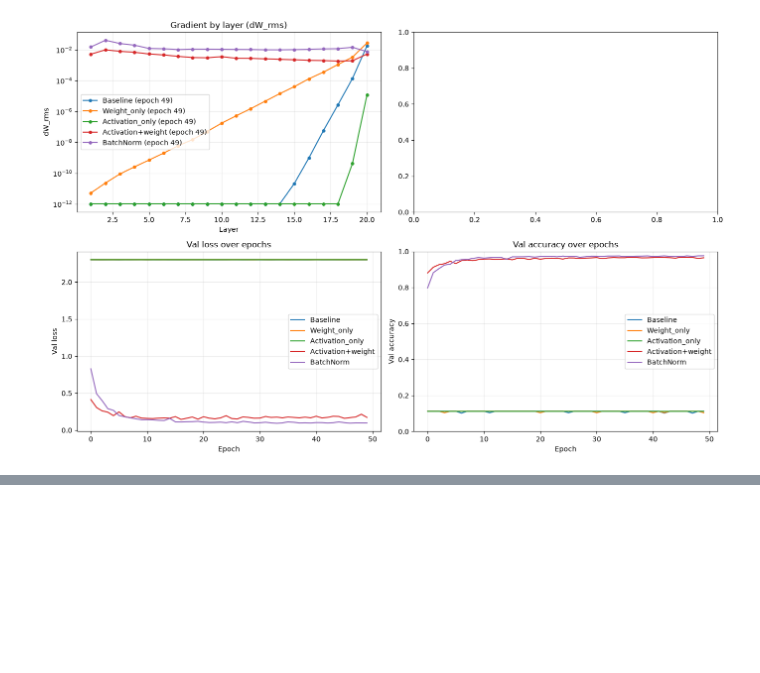
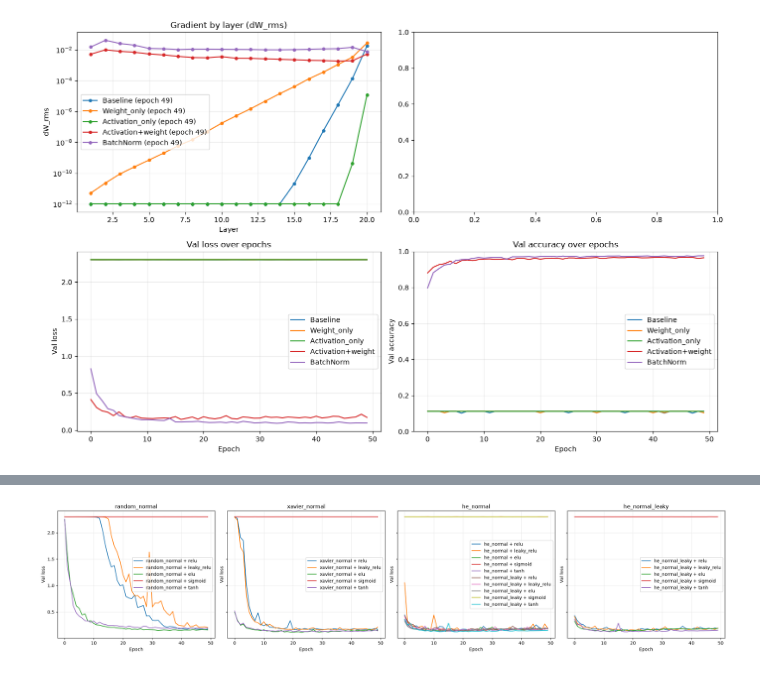
Before and after one commit to AIVIETNAM-AIO-Khoa2211/Gradient-Vanishing-and-Solution, a Jupyter notebook: Main.ipynb, the cells around one changed output, grey strips where cells are left out. Cells and saved outputs as stored; diff of their text form; code cells hidden in the pictures; blank space fills up the shorter version.

```diff
--- a/Main.ipynb
+++ b/Main.ipynb
@@ -286,0 +292,10 @@ val_acc: 0.9736
+# %%
+fig, axes = plt.subplots(1, len(INIT_METHODS), figsize=(22, 5), sharey=True)
+for ax, init_method in zip(axes, INIT_METHODS):
+    subset = {name: h for name, h in histories.items() if name.startswith(init_method)}
+    plot_loss_over_epochs(subset, split="val", ax=ax)
+    ax.set_title(init_method)
+fig.tight_layout()
+plt.show()
+# %% [output]
+[figure, added]
```
Also changed, not shown: parts of 9 cells of this notebook.
